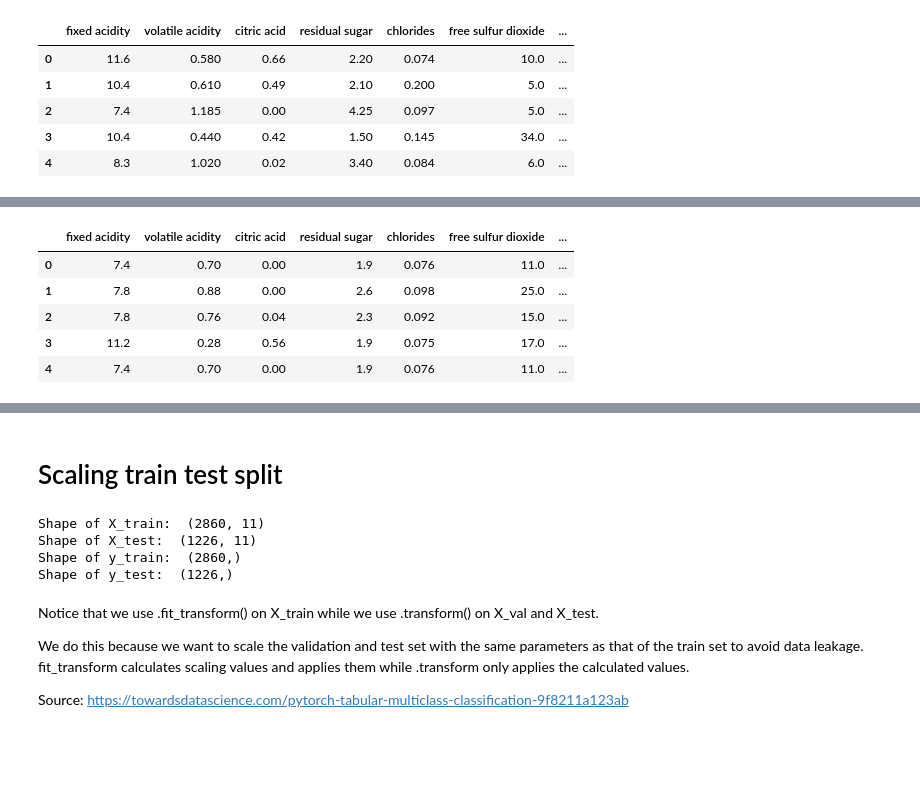
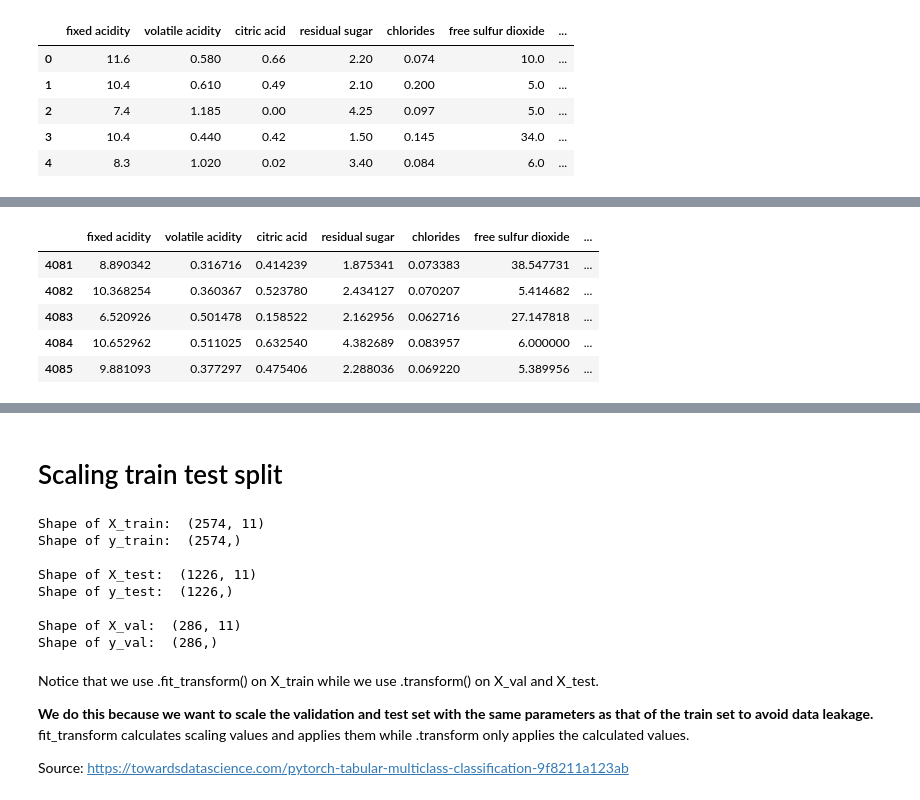
Before and after one commit to victorpecine/wine_prediction_pytorch, a Jupyter notebook: wine_prediction_pytorch.ipynb, the cells around one changed output, grey strips where cells are left out. Drawn from its saved outputs; the diff is of its cells as text; code cells hidden in the pictures; blank space fills up the shorter version.

```diff
--- a/wine_prediction_pytorch.ipynb
+++ b/wine_prediction_pytorch.ipynb
@@ -92,0 +96,4 @@ Index(['fixed acidity', 'volatile acidity', 'citric acid', 'residual sugar',
+# %%
+target = df_wine.columns.to_list()[-1]
+
+target
@@ -95,8 +104,8 @@ df_wine['quality'].unique()
 # %% [output]
 array([5, 6, 7, 4, 8, 3])
 # %%
-df_wine['quality'].replace([3, 4, 5, 6, 7, 8], [0, 1, 2, 3, 4, 5],
-                           inplace=True)
+df_wine[target].replace([3, 4, 5, 6, 7, 8], [0, 1, 2, 3, 4, 5],
+                        inplace=True)
 # %%
 df_wine.head(10)
 # %% [output]
@@ -195,28 +204,28 @@ fig.show()
 # %%
 df_wine_smote = pd.DataFrame(np.column_stack((X_smote, y_smote)))
 
 df_wine_smote.rename(columns={0: df_wine.columns[0],
-                                   1: df_wine.columns[1],
-                                   2: df_wine.columns[2],
-                                   3: df_wine.columns[3],
-                                   4: df_wine.columns[4],
-                                   5: df_wine.columns[5],
-                                   6: df_wine.columns[6],
-                                   7: df_wine.columns[7],
-                                   8: df_wine.columns[8],
-                                   9: df_wine.columns[9],
-                                   10: df_wine.columns[10],
-                                   11: df_wine.columns[11]},
+                              1: df_wine.columns[1],
+                              2: df_wine.columns[2],
+                              3: df_wine.columns[3],
+                              4: df_wine.columns[4],
+                              5: df_wine.columns[5],
+                              6: df_wine.columns[6],
+                              7: df_wine.columns[7],
+                              8: df_wine.columns[8],
+                              9: df_wine.columns[9],
+                              10: df_wine.columns[10],
+                              11: df_wine.columns[11]},
                           inplace=True)
 
-df_wine_smote.head()
+df_wine_smote.tail()
 # %% [output]
 |  | fixed acidity | volatile acidity | citric acid | residual sugar | chlorides | free sulfur dioxide | ... |
-| 0 | 7.4 | 0.70 | 0.00 | 1.9 | 0.076 | 11.0 | ... |
-| 1 | 7.8 | 0.88 | 0.00 | 2.6 | 0.098 | 25.0 | ... |
-| 2 | 7.8 | 0.76 | 0.04 | 2.3 | 0.092 | 15.0 | ... |
-| 3 | 11.2 | 0.28 | 0.56 | 1.9 | 0.075 | 17.0 | ... |
-| 4 | 7.4 | 0.70 | 0.00 | 1.9 | 0.076 | 11.0 | ... |
+| 4081 | 8.890342 | 0.316716 | 0.414239 | 1.875341 | 0.073383 | 38.547731 | ... |
+| 4082 | 10.368254 | 0.360367 | 0.523780 | 2.434127 | 0.070207 | 5.414682 | ... |
+| 4083 | 6.520926 | 0.501478 | 0.158522 | 2.162956 | 0.062716 | 27.147818 | ... |
+| 4084 | 10.652962 | 0.511025 | 0.632540 | 4.382689 | 0.083957 | 6.000000 | ... |
+| 4085 | 9.881093 | 0.377297 | 0.475406 | 2.288036 | 0.069220 | 5.389956 | ... |
 # %%
 fig = px.histogram(df_wine_smote, x='quality')
 
@@ -226,20 +235,33 @@ fig.show()
 # %% [markdown]
 # Scaling train test split
 # %%
-X_train, X_test, y_train, y_test = train_test_split(X_smote,
-                                                    y_smote,
-                                                    test_size=0.3,
-                                                    random_state=seed)
+X_train_val, X_test, y_train_val, y_test = train_test_split(X_smote,
+                                                            y_smote,
+                                                            test_size=0.3,
+                                                            random_state=seed)
 
-print('Shape of X_train: ', X_train.shape)
-print('Shape of X_test: ', X_test.shape)
+X_train, X_val, y_train, y_val = train_test_split(X_train_val,
+                                                  y_train_val,
+                                                  test_size=0.1,
+                                                  random_state=seed)
+
+print('\nShape of X_train: ', X_train.shape)
 print('Shape of y_train: ', y_train.shape)
+
+print('\nShape of X_test: ', X_test.shape)
 print('Shape of y_test: ', y_test.shape)
+
+print('\nShape of X_val: ', X_val.shape)
+print('Shape of y_val: ', y_val.shape)
 # %% [output]
-Shape of X_train:  (2860, 11)
+Shape of X_train:  (2574, 11)
+Shape of y_train:  (2574,)
+
 Shape of X_test:  (1226, 11)
-Shape of y_train:  (2860,)
 Shape of y_test:  (1226,)
+
+Shape of X_val:  (286, 11)
+Shape of y_val:  (286,)
 # %%
 scaler = StandardScaler()
 
@@ -249,7 +273,7 @@ X_test_scaled = scaler.transform(X_test)
 # %% [markdown]
 Notice that we use .fit_transform() on X_train while we use .transform() on X_val and X_test.
 
-We do this because we want to scale the validation and test set with the same parameters as that of the train set to avoid data leakage. fit_transform calculates scaling values and applies them while .transform only applies the calculated values.
+**We do this because we want to scale the validation and test set with the same parameters as that of the train set to avoid data leakage.** fit_transform calculates scaling values and applies them while .transform only applies the calculated values.
 
 Source: https://towardsdatascience.com/pytorch-tabular-multiclass-classification-9f8211a123ab
 # %%
```
Also changed, not shown: parts of 44 cells of this notebook.
